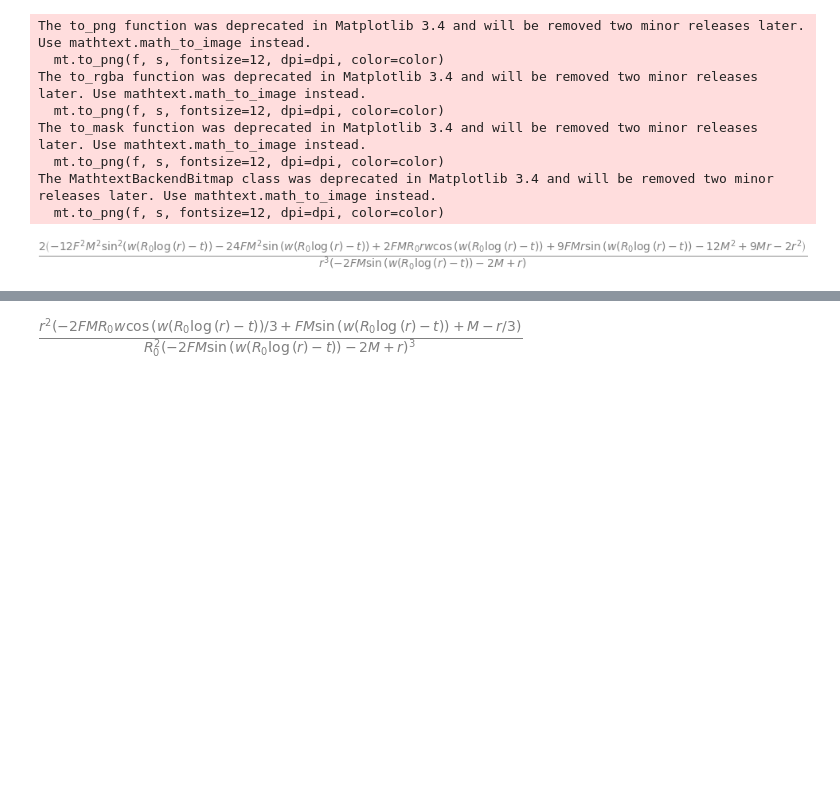
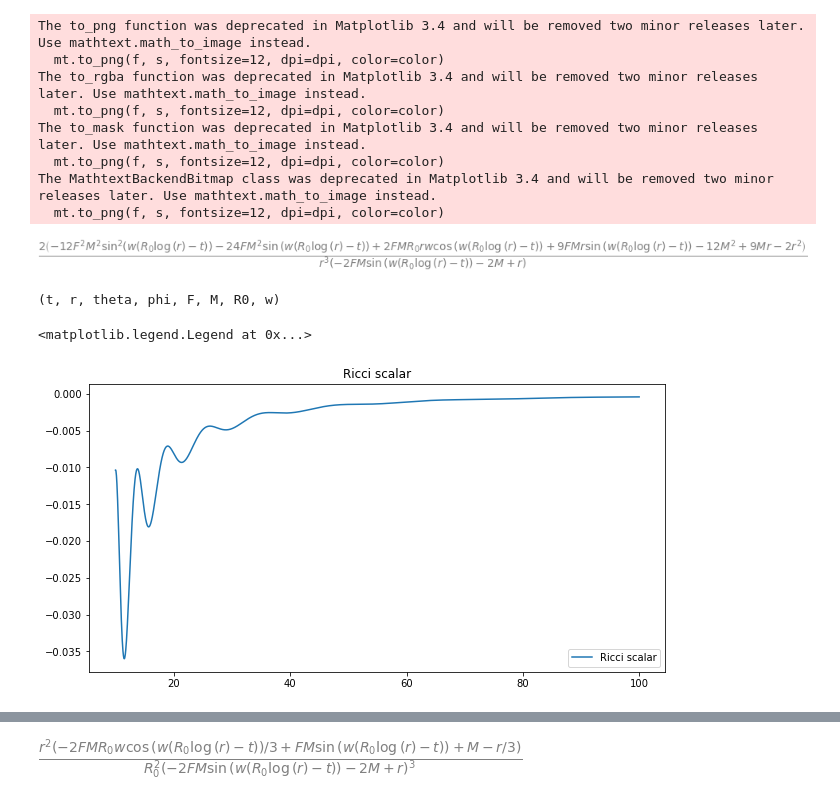
Before and after one commit to tomandersen/jupyter, a Jupyter notebook: nonlocal-debroglie/Schwarschild-TVary-expanding-Copy1.ipynb, the cells around one changed output, grey strips where cells are left out. Saved outputs shown, nothing was run; the diff lists cells and outputs as text; code cells hidden in the pictures; blank space fills up the shorter version.

```diff
--- a/nonlocal-debroglie/Schwarschild-TVary-expanding-Copy1.ipynb
+++ b/nonlocal-debroglie/Schwarschild-TVary-expanding-Copy1.ipynb
@@ -122,6 +128,38 @@ The to_mask function was deprecated in Matplotlib 3.4 and will be removed two mi
 The MathtextBackendBitmap class was deprecated in Matplotlib 3.4 and will be removed two minor releases later. Use mathtext.math_to_image instead.
   mt.to_png(f, s, fontsize=12, dpi=dpi, color=color)
 [figure]
+# %%
+#plot the Ricci scalar
+
+args, funcR = R.tensor_lambdify()
+print(args) # these are the argument values
+
+v = 200.05
+
+theta = 1
+R0 = 20.0
+F = 0.2
+
+
+#Make x values - which we will sub in for r
+x = np.arange(10.0, 100.0, 0.04)
+
+# Call the functions
+ricci = funcR(2.0,x,theta, 1, F, 1, R0, 1)
+
+
+fig=plt.figure(figsize=(8, 4))
+ax=fig.add_axes([0,2,1.0,1.0])
+ax.plot(x,ricci, label="Ricci scalar")
+
+
+ax.set_title("Ricci scalar")
+
+ax.legend(loc="lower right")
+# %% [output]
+(t, r, theta, phi, F, M, R0, w)
+<matplotlib.legend.Legend at 0x...>
+[figure, added]
 # %%
 # what is the Weyl tensor?
 weyl = WeylTensor.from_metric(sch)
```
Also changed, not shown: parts of 4 cells of this notebook.
